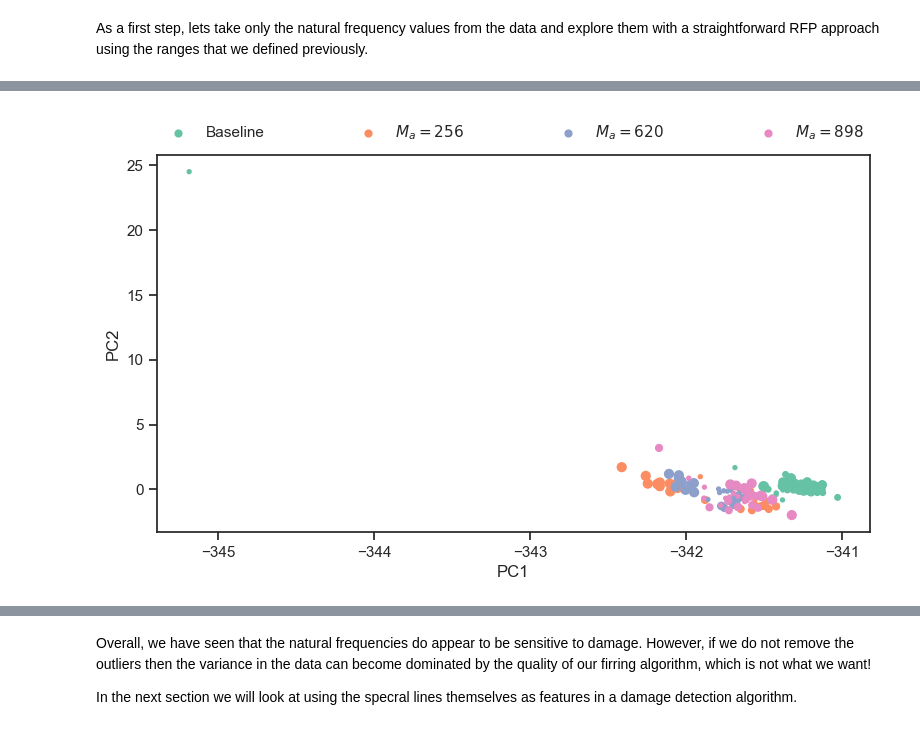
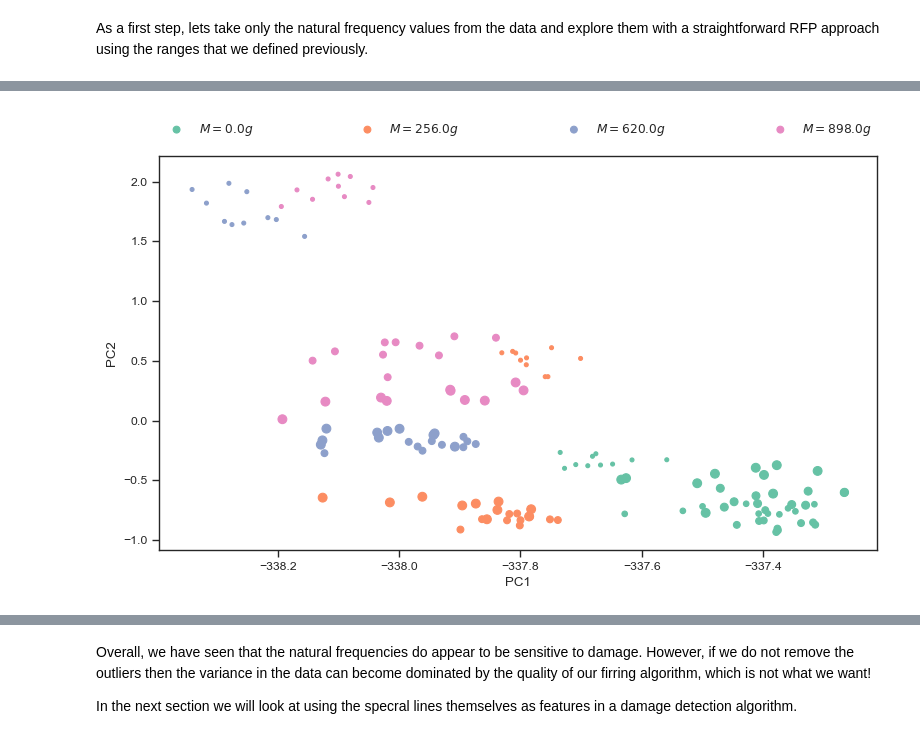
Before and after one commit to MDCHAMP/hawk-data, a Jupyter notebook: examples/shm.ipynb, the cells around one changed output, grey strips where cells are left out. Cells and saved outputs as stored; diff of their text form; code cells hidden in the pictures.

```diff
--- a/examples/shm.ipynb
+++ b/examples/shm.ipynb
@@ -7,11 +7,15 @@ import numpy as np
 import matplotlib.pyplot as plt
 import seaborn as sns
 from scipy.spatial.distance import mahalanobis
-from hawk import SBW
+import hawk
 
-sns.set_theme("notebook")
+sns.set_theme("paper")
 sns.set_style("ticks")
 sns.set_palette("Set2")
+
+data_dir = "./hawk_data"  # use your cached data if you have it downloaded from previous notebooks
+data = hawk.SBW(data_dir)
+ws = data["/LMS/xData/freq"][:]
 # %% [markdown]
 As a first step, lets take only the natural frequency values from the data and explore them with a straightforward RFP approach using the ranges that we defined previously.
 # %%
@@ -128,26 +134,33 @@ ValueError: The truth value of an array with more than one element is ambiguous.
+# %%
+# remove the 10th mode from the PCA
+all_wns_averaged = np.delete(all_wns_averaged, [10], axis=1)
 # %%
 # Take PCA of the natural frequencies
-
-U, s, V = np.linalg.svd(wns, full_matrices=0)
+U, s, V = np.linalg.svd(all_wns_averaged, full_matrices=0)
 PCS = U @ np.diag(s)
 
 # Plotting the first 2 principal components
-ll = ["Baseline", "$M_a=256$", "$M_a=620$", "$M_a=898$"]
+weights = np.unique(all_damage_weights)
 plt.figure(figsize=(8, 5))
-for d in [0, 1, 2, 3]:
-    ix = [l["dmg"] == d for l in labs]
-    ss = [20 * v["amp"] for i, v in zip(ix, labs) if i]
-    plt.scatter(PCS[ix, 0], PCS[ix, 1], color=f"C{d}", label=ll[d], s=ss)
+for i, w in enumerate(weights):
+    idx = np.array(all_damage_weights) == w
+    plt.scatter(
+        PCS[idx, 0],
+        PCS[idx, 1],
+        c=[f"C{i}"] * sum(idx),
+        s=np.array(all_excitation_levels)[idx] * 20,
+        label=f"$M={w}g$",
+    )
 plt.legend(
     bbox_to_anchor=(0, 1.1, 1, 0),
     loc="upper left",
     ncols=4,
     mode="expand",
     borderaxespad=0,
     frameon=False,
 )
 plt.xlabel("PC1")
 plt.ylabel("PC2")
 plt.tight_layout()
 # %% [output]
-[figure, old version]
+[figure, new version]
```
Also changed, not shown: parts of 18 cells of this notebook, 5 other files.
